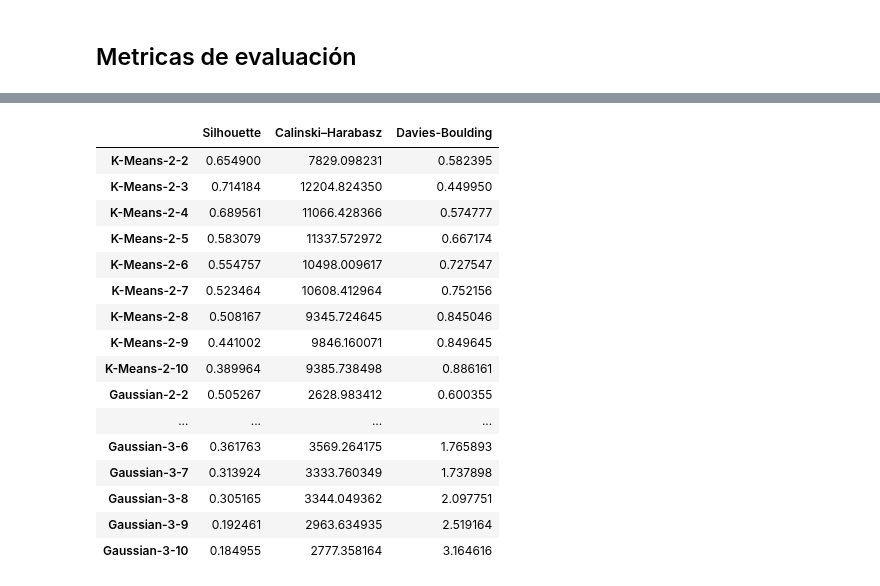
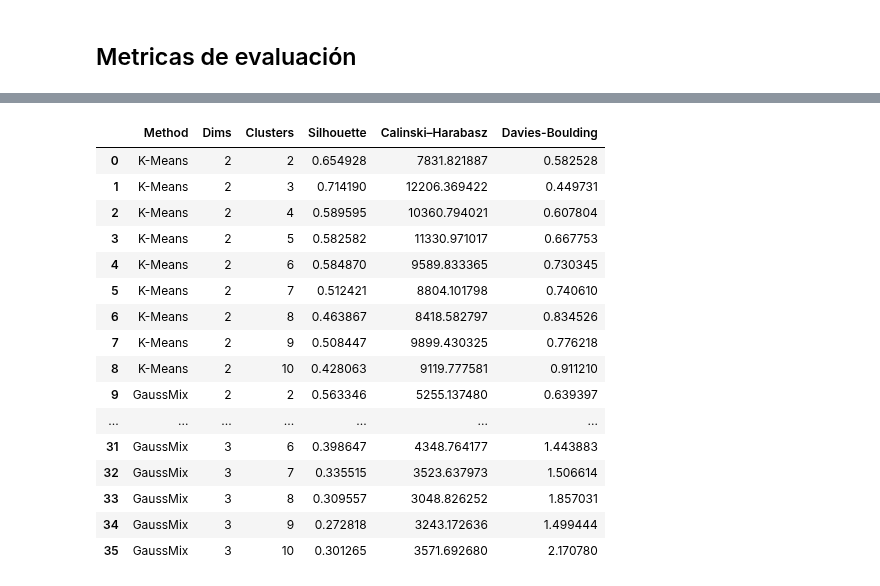
Before and after one commit to FedeSS99/ClusterTEC, a Jupyter notebook: MDS_2.ipynb, the cells around one changed output, grey strips where cells are left out. Drawn from its saved outputs; the diff is of its cells as text; code cells hidden in the pictures.

```diff
--- a/MDS_2.ipynb
+++ b/MDS_2.ipynb
@@ -5,14 +5,14 @@ from numpy import loadtxt, float64
 PTEX_dissim = loadtxt("./data/PTEX_DTW_matrix.dat", dtype= float64, delimiter = ",")
 # %%
 MDS_methods = ("SMACOF-euclidean-classic", "SMACOF-dissim-classic")
-cluster_methods = ("K-Means", "Gaussian")
+cluster_methods = ("K-Means", "GaussMix")
 number_dims = tuple(range(2, 4))
 number_clusters = tuple(range(2, 11))
 
-TEC_ClusterSeries = ClusterVTECDataMDS(dissimilarity = PTEX_dissim)
+TEC_ClusterSeries = ClusterMDS(dissimilarity = PTEX_dissim)
 
-metrics_SMACOF_euclidean_classic_results = dict()
-metrics_SMACOF_dtw_classic_results = dict()
+metrics_SMACOF_euclidean_classic_results = list()
+metrics_SMACOF_dtw_classic_results = list()
 # %%
 from sklearn.cluster import KMeans
 from sklearn.mixture import GaussianMixture
@@ -20,11 +20,11 @@ from sklearn.metrics.cluster import silhouette_score, calinski_harabasz_score, d
 
 def GetClusteringMetrics(Xc, num_clusters, cluster_method = "K-Means"):
     if cluster_method == "K-Means":
-        KMeans_Cluster_TS = KMeans(n_clusters = num_clusters, init = "k-means++", max_iter = 500)
+        KMeans_Cluster_TS = KMeans(n_clusters = num_clusters, init = "k-means++")
         Labels = KMeans_Cluster_TS.fit_predict(Xc)
 
-    elif cluster_method == "Gaussian":
-        GaussianMix_Cluster_TS = GaussianMixture(n_components = num_clusters, covariance_type = "full", init_params="k-means++", max_iter = 500)
+    elif cluster_method == "GaussMix":
+        GaussianMix_Cluster_TS = GaussianMixture(n_components = num_clusters, covariance_type = "full", init_params="k-means++")
         Labels = GaussianMix_Cluster_TS.fit_predict(Xc)
 
     SH_score_Xc = silhouette_score(Xc, Labels)
@@ -42,10 +42,10 @@ for MDS_method in MDS_methods:
         for cluster_method in cluster_methods:
             for num_cluster in number_clusters:
                 TEC_ClusterSeries.ClusterTSVectors(num_clusters = num_cluster, cluster_method = cluster_method)
-                cluster_metrics = GetClusteringMetrics(TEC_ClusterSeries.Xc_TS, num_cluster, cluster_method)
+                cluster_metrics = {"Method": cluster_method, "Dims": num_dims, "Clusters": num_cluster} | GetClusteringMetrics(TEC_ClusterSeries.Xc_TS, num_cluster, cluster_method)
 
                 if MDS_method == MDS_methods[0]:
-                    metrics_SMACOF_euclidean_classic_results[cluster_method + f"-{num_dims}-{num_cluster}"] = cluster_metrics
+                    metrics_SMACOF_euclidean_classic_results.append(cluster_metrics)
                 else:
-                    metrics_SMACOF_dtw_classic_results[cluster_method + f"-{num_dims}-{num_cluster}"] = cluster_metrics
+                    metrics_SMACOF_dtw_classic_results.append(cluster_metrics)
 # %% [output]
@@ -94,10 +162,10 @@ def apply_highlight_in_blocks(df, N):
     # Split DataFrame into blocks of N rows and apply highlight_min_max to each block
     for start in range(0, len(df), N):
         end = start + N
-        block = df.iloc[start:end]
+        block = df.iloc[start:end, 3:]
 
         # Apply the highlighting function to each block and assign it to the style DataFrame
-        style_df.iloc[start:end] = highlight_min_max(block)
+        style_df.iloc[start:end, 3:] = highlight_min_max(block)
 
     return df.style.apply(lambda _: style_df, axis=None)
 # %%
@@ -127,22 +197,21 @@ styled_metrics_DTW
 # %%
-metrics_SMACOF_dtw_classic_results = DataFrame(metrics_SMACOF_dtw_classic_results)
-styled_metrics_DTW_Classic = apply_highlight_in_blocks(metrics_SMACOF_dtw_classic_results.T, num_row_sep)
+styled_metrics_DTW_Classic = apply_highlight_in_blocks(metrics_SMACOF_dtw_classic_results, num_row_sep)
 styled_metrics_DTW_Classic
 # %% [output]
-|  | Silhouette | Calinski–Harabasz | Davies-Boulding |
-| K-Means-2-2 | 0.654900 | 7829.098231 | 0.582395 |
-| K-Means-2-3 | 0.714184 | 12204.824350 | 0.449950 |
-| K-Means-2-4 | 0.689561 | 11066.428366 | 0.574777 |
-| K-Means-2-5 | 0.583079 | 11337.572972 | 0.667174 |
-| K-Means-2-6 | 0.554757 | 10498.009617 | 0.727547 |
-| K-Means-2-7 | 0.523464 | 10608.412964 | 0.752156 |
-| K-Means-2-8 | 0.508167 | 9345.724645 | 0.845046 |
-| K-Means-2-9 | 0.441002 | 9846.160071 | 0.849645 |
-| K-Means-2-10 | 0.389964 | 9385.738498 | 0.886161 |
-| Gaussian-2-2 | 0.505267 | 2628.983412 | 0.600355 |
-| ... | ... | ... | ... |
-| Gaussian-3-6 | 0.361763 | 3569.264175 | 1.765893 |
-| Gaussian-3-7 | 0.313924 | 3333.760349 | 1.737898 |
-| Gaussian-3-8 | 0.305165 | 3344.049362 | 2.097751 |
-| Gaussian-3-9 | 0.192461 | 2963.634935 | 2.519164 |
-| Gaussian-3-10 | 0.184955 | 2777.358164 | 3.164616 |
+|  | Method | Dims | Clusters | Silhouette | Calinski–Harabasz | Davies-Boulding |
+| 0 | K-Means | 2 | 2 | 0.654928 | 7831.821887 | 0.582528 |
+| 1 | K-Means | 2 | 3 | 0.714190 | 12206.369422 | 0.449731 |
+| 2 | K-Means | 2 | 4 | 0.589595 | 10360.794021 | 0.607804 |
+| 3 | K-Means | 2 | 5 | 0.582582 | 11330.971017 | 0.667753 |
+| 4 | K-Means | 2 | 6 | 0.584870 | 9589.833365 | 0.730345 |
+| 5 | K-Means | 2 | 7 | 0.512421 | 8804.101798 | 0.740610 |
+| 6 | K-Means | 2 | 8 | 0.463867 | 8418.582797 | 0.834526 |
+| 7 | K-Means | 2 | 9 | 0.508447 | 9899.430325 | 0.776218 |
+| 8 | K-Means | 2 | 10 | 0.428063 | 9119.777581 | 0.911210 |
+| 9 | GaussMix | 2 | 2 | 0.563346 | 5255.137480 | 0.639397 |
+| ... | ... | ... | ... | ... | ... | ... |
+| 31 | GaussMix | 3 | 6 | 0.398647 | 4348.764177 | 1.443883 |
+| 32 | GaussMix | 3 | 7 | 0.335515 | 3523.637973 | 1.506614 |
+| 33 | GaussMix | 3 | 8 | 0.309557 | 3048.826252 | 1.857031 |
+| 34 | GaussMix | 3 | 9 | 0.272818 | 3243.172636 | 1.499444 |
+| 35 | GaussMix | 3 | 10 | 0.301265 | 3571.692680 | 2.170780 |
```
Also changed, not shown: parts of 4 cells of this notebook.
